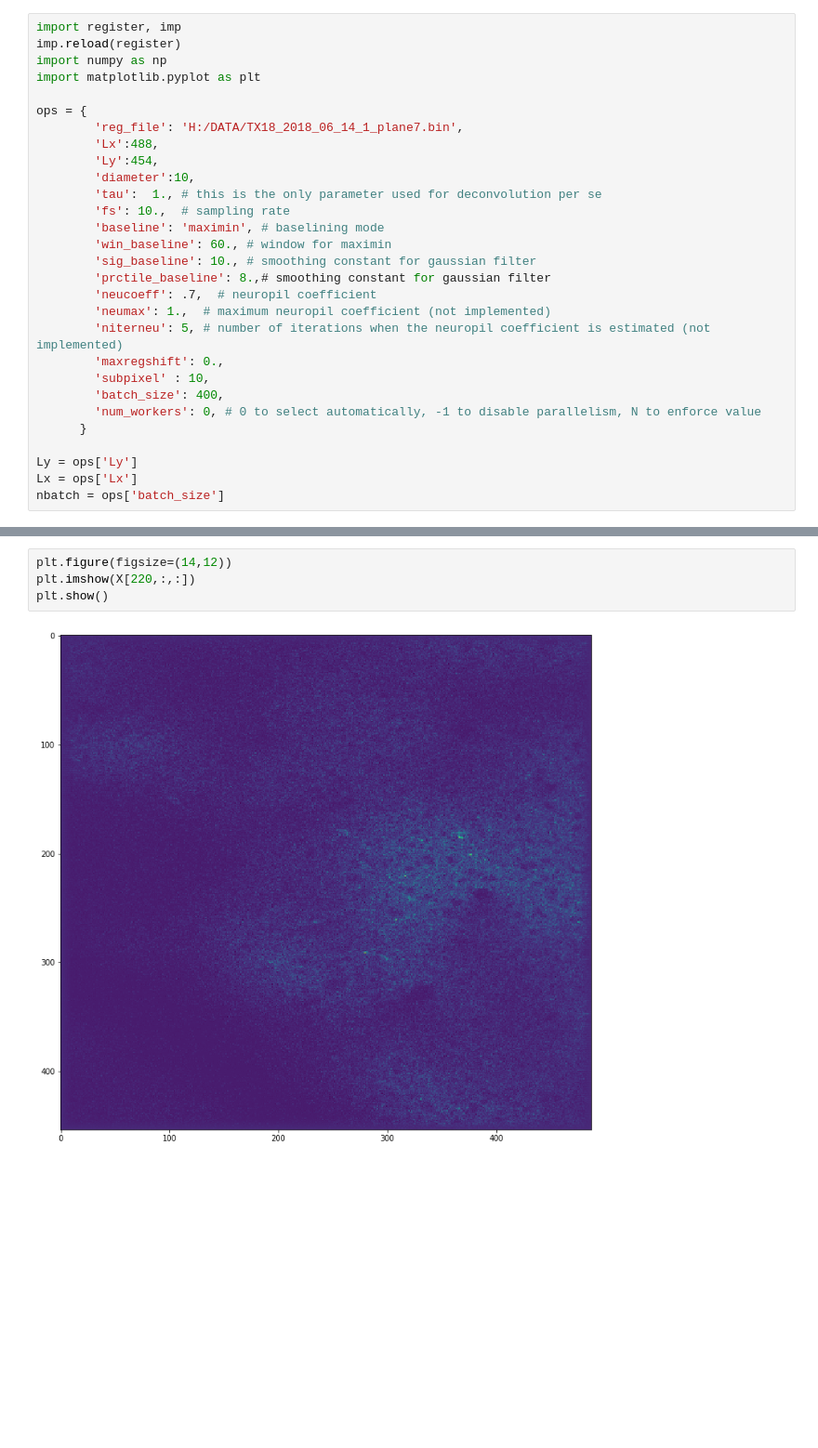
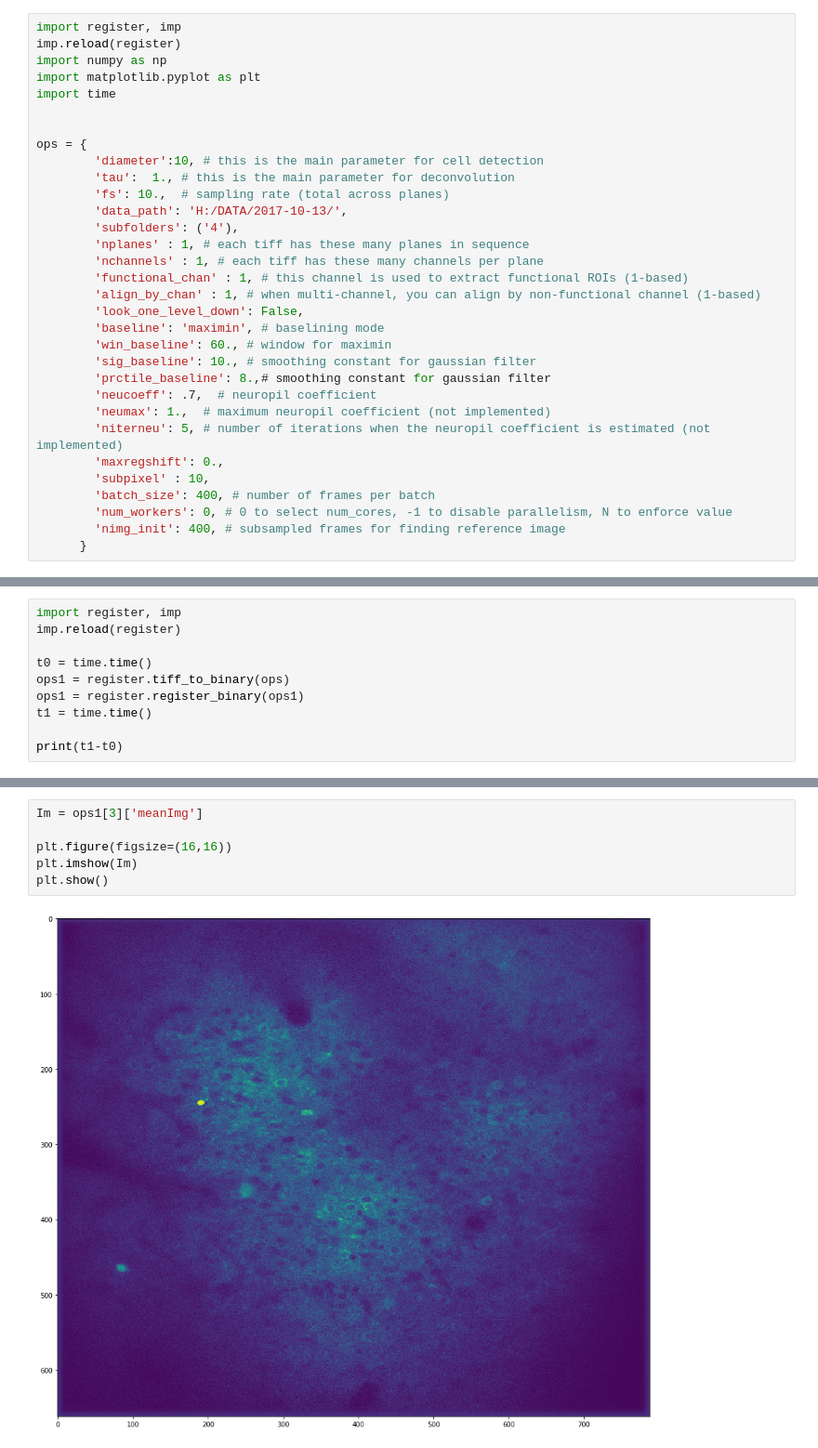
Before and after one commit to MouseLand/suite2p, a Jupyter notebook: testRegisterBinary.ipynb, the cells around one changed output, grey strips where cells are left out. Shown at 93% size. Saved outputs shown, nothing was run; the diff lists cells and outputs as text; blank space fills up the shorter version.

Commit message:
added multi-plane, multi-channel

```diff
--- a/testRegisterBinary.ipynb
+++ b/testRegisterBinary.ipynb
@@ -3,14 +3,20 @@ import register, imp
 imp.reload(register)
 import numpy as np
 import matplotlib.pyplot as plt
+import time
+
 
 ops = {
-        'reg_file': 'H:/DATA/TX18_2018_06_14_1_plane7.bin',
-        'Lx':488,
-        'Ly':454,
-        'diameter':10,
-        'tau':  1., # this is the only parameter used for deconvolution per se
-        'fs': 10.,  # sampling rate
+        'diameter':10, # this is the main parameter for cell detection
+        'tau':  1., # this is the main parameter for deconvolution
+        'fs': 10.,  # sampling rate (total across planes)
+        'data_path': 'H:/DATA/2017-10-13/',
+        'subfolders': ('4'),
+        'nplanes' : 1, # each tiff has these many planes in sequence
+        'nchannels' : 1, # each tiff has these many channels per plane
+        'functional_chan' : 1, # this channel is used to extract functional ROIs (1-based)
+        'align_by_chan' : 1, # when multi-channel, you can align by non-functional channel (1-based)
+        'look_one_level_down': False,
         'baseline': 'maximin', # baselining mode
         'win_baseline': 60., # window for maximin
         'sig_baseline': 10., # smoothing constant for gaussian filter
@@ -20,10 +26,7 @@ ops = {
         'niterneu': 5, # number of iterations when the neuropil coefficient is estimated (not implemented)
         'maxregshift': 0.,
         'subpixel' : 10,
-        'batch_size': 400,
-        'num_workers': 0, # 0 to select automatically, -1 to disable parallelism, N to enforce value
+        'batch_size': 400, # number of frames per batch
+        'num_workers': 0, # 0 to select num_cores, -1 to disable parallelism, N to enforce value
+        'nimg_init': 400, # subsampled frames for finding reference image
       }
-
-Ly = ops['Ly']
-Lx = ops['Lx']
-nbatch = ops['batch_size']
@@ -107,0 +39,10 @@ data = np.reshape(data, (-1, Ly, Lx)).astype('float32')
+# %%
+import register, imp
+imp.reload(register)
+
+t0 = time.time()
+ops1 = register.tiff_to_binary(ops)
+ops1 = register.register_binary(ops1)
+t1 = time.time()
+
+print(t1-t0)
@@ -108,6 +51,8 @@ data = np.reshape(data, (-1, Ly, Lx)).astype('float32')
 # %%
-plt.figure(figsize=(14,12))
-plt.imshow(X[220,:,:])
+Im = ops1[3]['meanImg']
+
+plt.figure(figsize=(16,16))
+plt.imshow(Im)
 plt.show()
 # %% [output]
-[figure, old version]
+[figure, new version]
```
Also changed, not shown: parts of 10 cells of this notebook, 4 other files.
